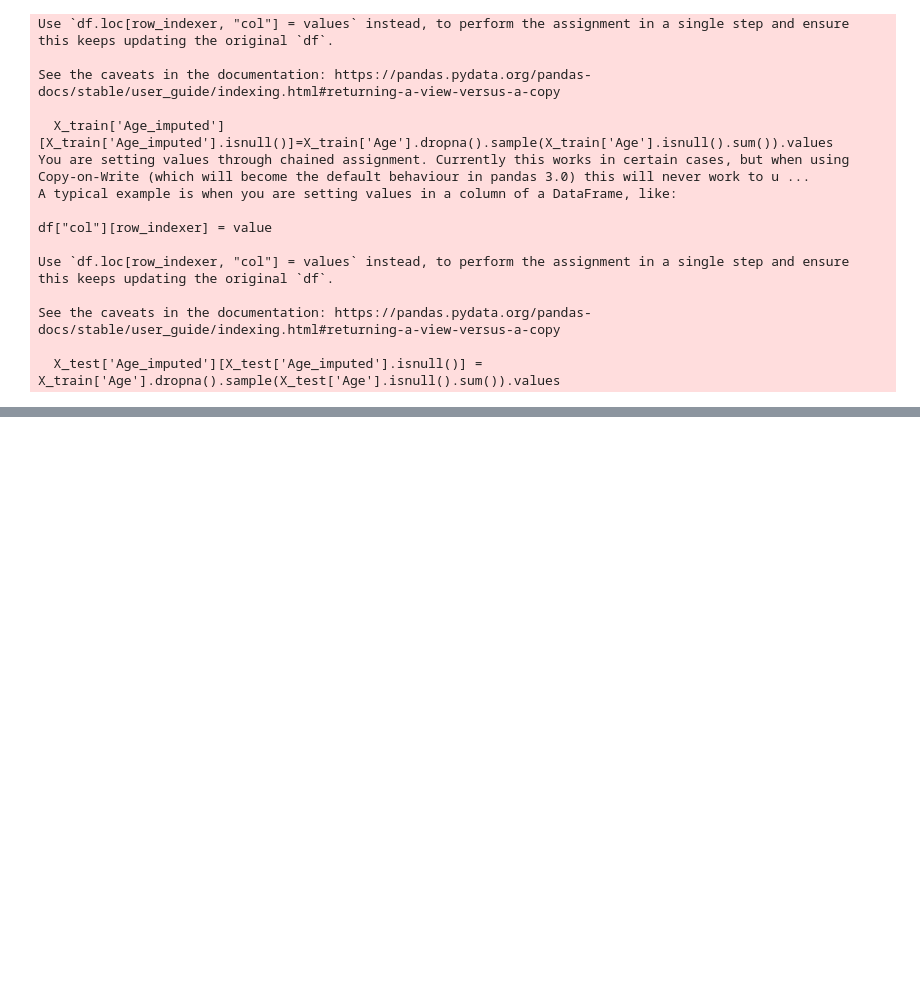
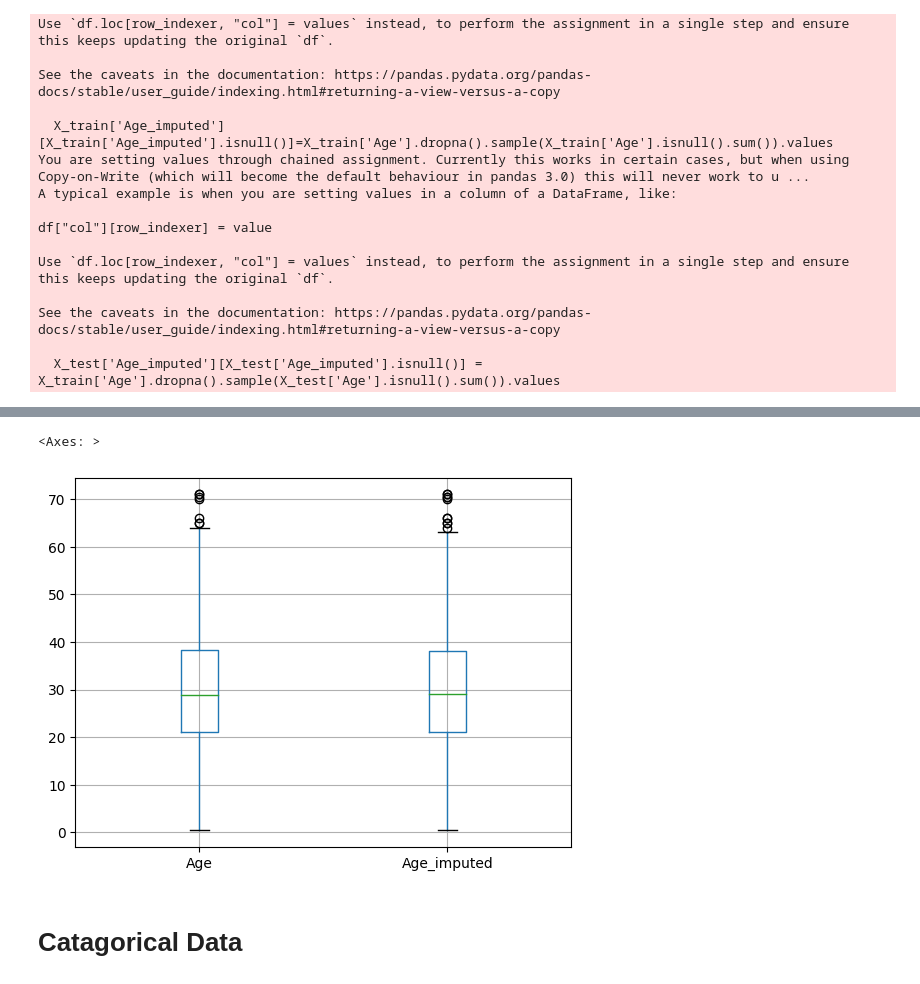
Before and after one commit to najnin26/Machine-Learning, a Jupyter notebook: Basic/random-sample-imputation.ipynb, the cells around one changed output, grey strips where cells are left out. Cells and saved outputs as stored; diff of their text form; code cells hidden in the pictures; blank space fills up the shorter version.

```diff
--- a/Basic/random-sample-imputation.ipynb
+++ b/Basic/random-sample-imputation.ipynb
@@ -172,0 +175,5 @@ X_train[['Fare', 'Age', 'Age_imputed']].cov()
+# %%
+X_train[['Age', 'Age_imputed']].boxplot()
+# %% [output]
+<Axes: >
+[figure, added]
@@ -172,0 +182,2 @@ X_train[['Fare', 'Age', 'Age_imputed']].cov()
+# %% [markdown]
+# Catagorical Data
```
Also changed, not shown: parts of 15 cells of this notebook.
